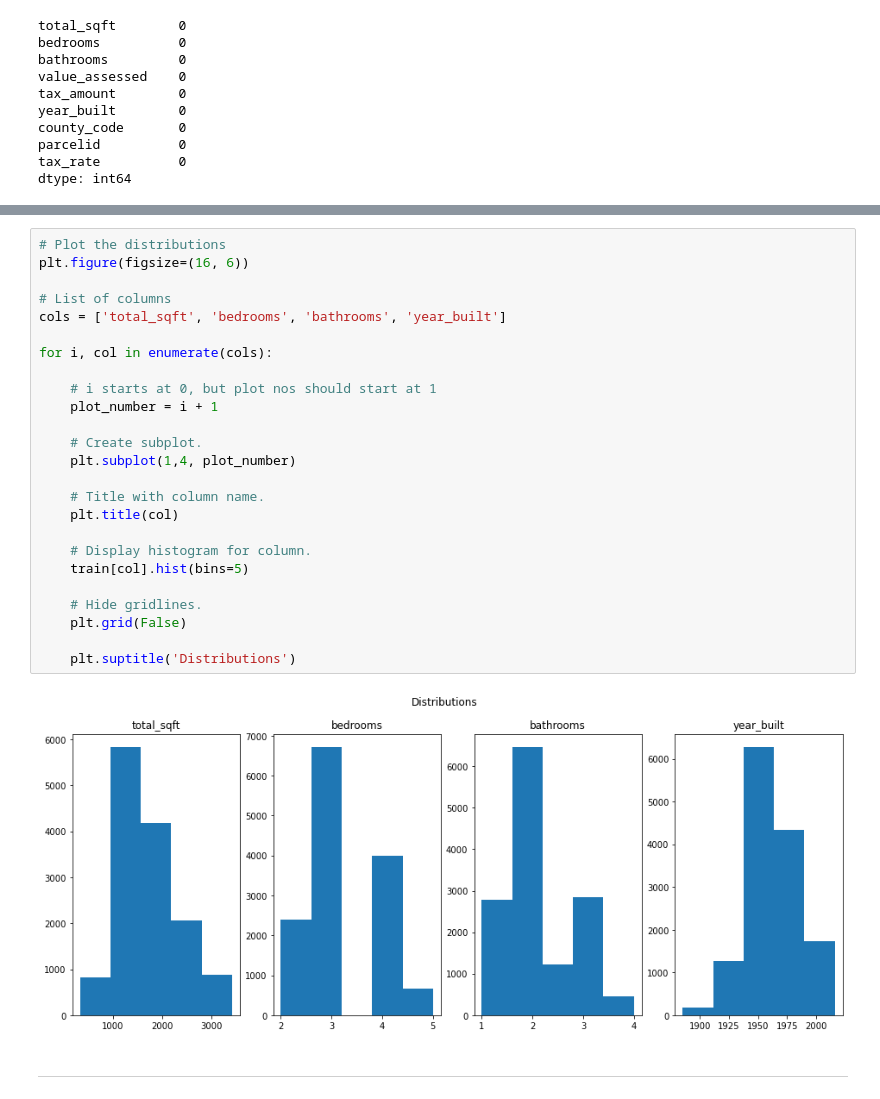
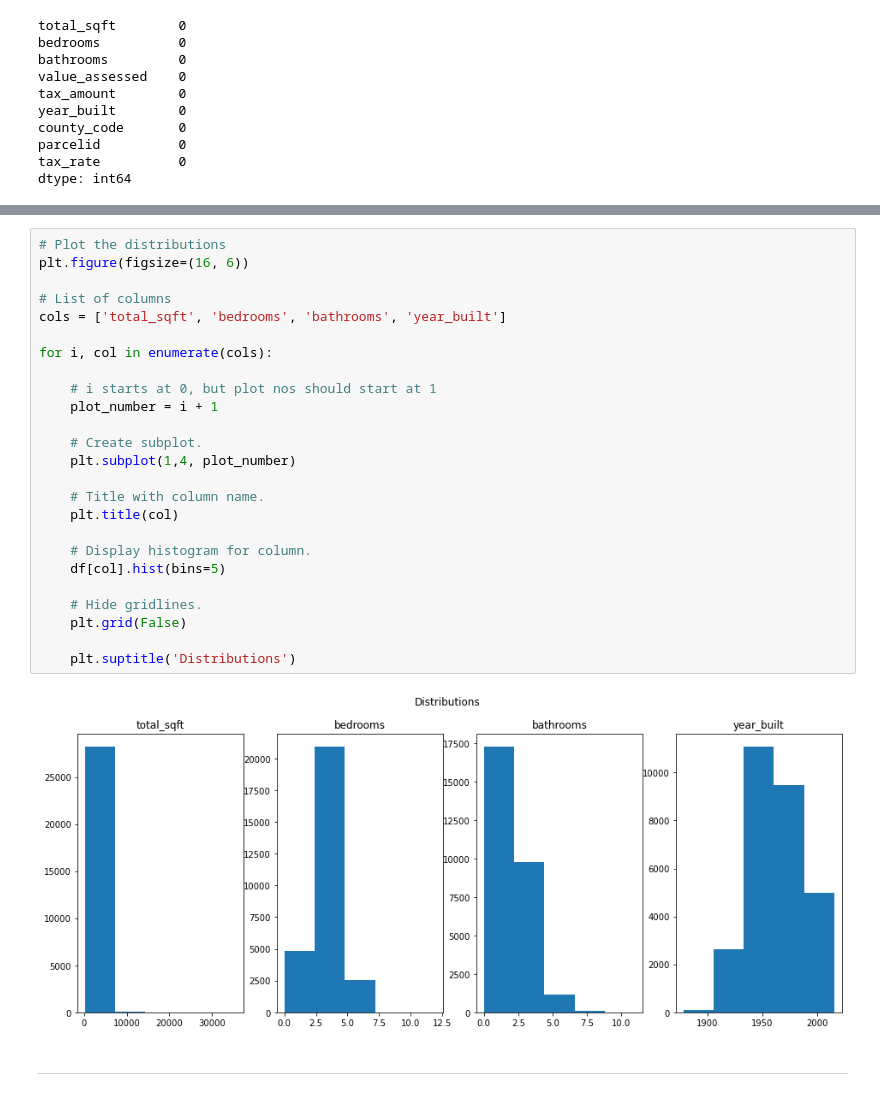
Before and after one commit to natasharivers/Zillow_Regression_Project, a Jupyter notebook: Final Zillow Notebook.ipynb, the cells around one changed output, grey strips where cells are left out. Saved outputs shown, nothing was run; the diff lists cells and outputs as text.

```diff
--- a/Final Zillow Notebook.ipynb
+++ b/Final Zillow Notebook.ipynb
@@ -214,30 +214,30 @@ df.corr()
 # %%
 # Plot the distributions
 plt.figure(figsize=(16, 6))
 
 # List of columns
 cols = ['total_sqft', 'bedrooms', 'bathrooms', 'year_built']
 
 for i, col in enumerate(cols):
 
     # i starts at 0, but plot nos should start at 1
     plot_number = i + 1
 
     # Create subplot.
     plt.subplot(1,4, plot_number)
 
     # Title with column name.
     plt.title(col)
 
     # Display histogram for column.
-    train[col].hist(bins=5)
+    df[col].hist(bins=5)
 
     # Hide gridlines.
     plt.grid(False)
 
     plt.suptitle('Distributions')
 # %% [output]
-[figure, old version]
+[figure, new version]
 # %% [markdown]
 <hr style="border:1px solid black"> </hr>
 # %% [markdown]
```
Also changed, not shown: parts of 14 cells of this notebook.
